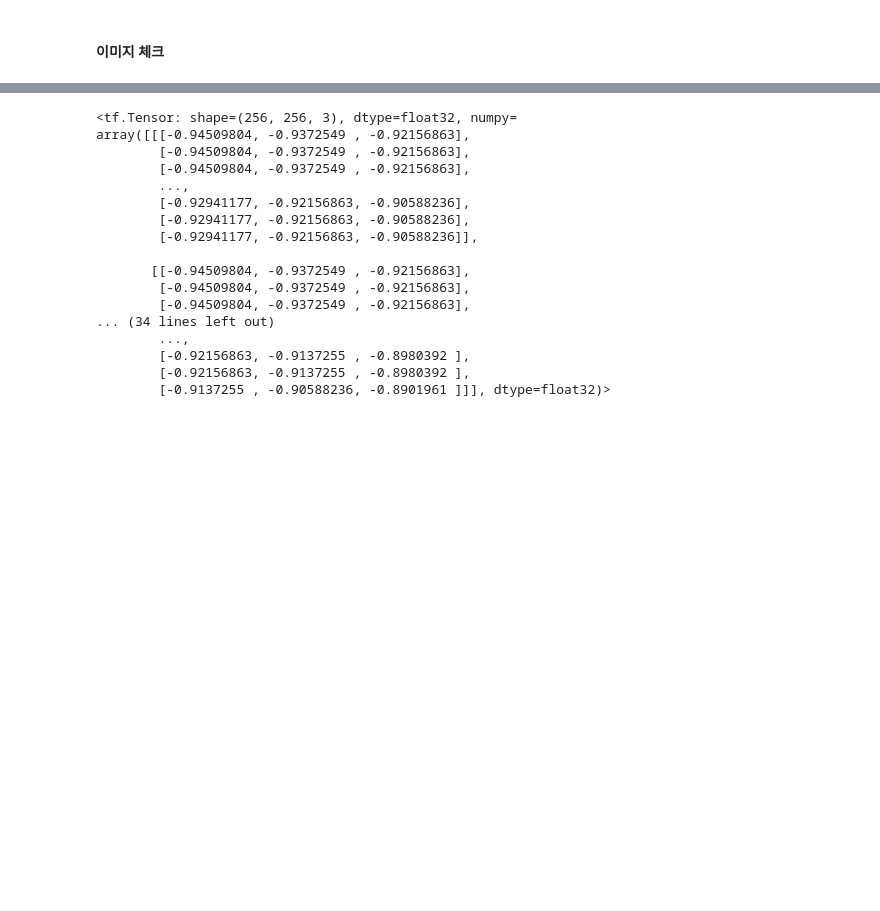
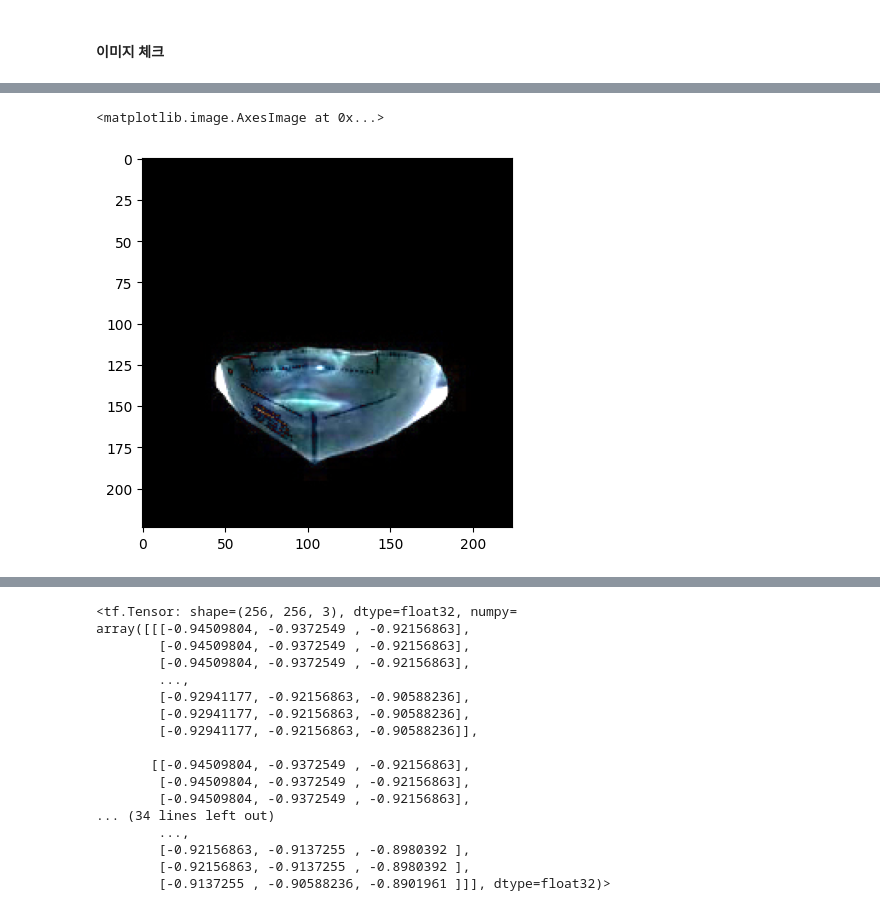
Before and after one commit to hyoungjoojin/UnVeilify, a Jupyter notebook: MaskG.ipynb, the cells around one changed output, grey strips where cells are left out. Cells and saved outputs as stored; diff of their text form; code cells hidden in the pictures; blank space fills up the shorter version.

```diff
--- a/MaskG.ipynb
+++ b/MaskG.ipynb
@@ -432,0 +459,4 @@ def make_test(image_file):
+# %%
+difference = np.abs(mask_img - real_img)
+plt.imshow(difference)
+# %% [output]
@@ -432,0 +464,2 @@ def make_test(image_file):
+<matplotlib.image.AxesImage at 0x...>
+[figure, added]
```
Also changed, not shown: parts of 35 cells of this notebook, 32 other files.
